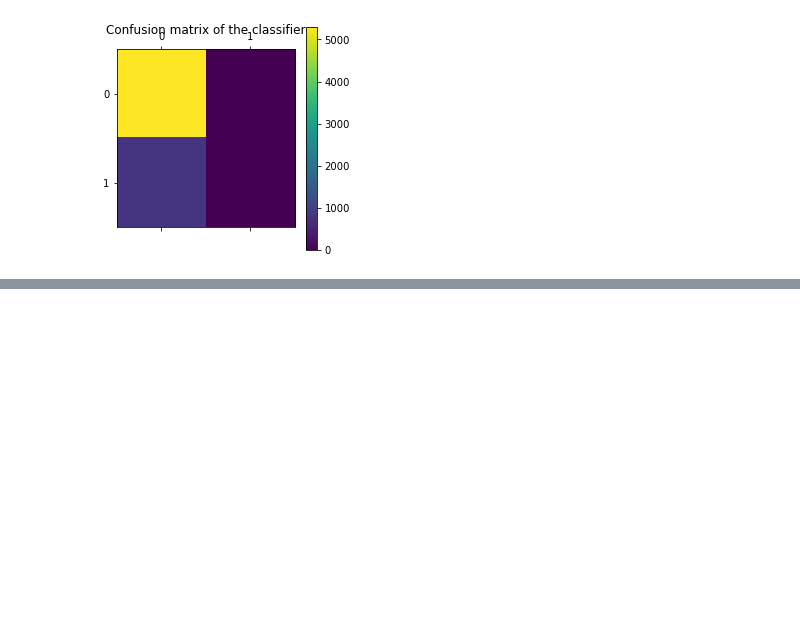
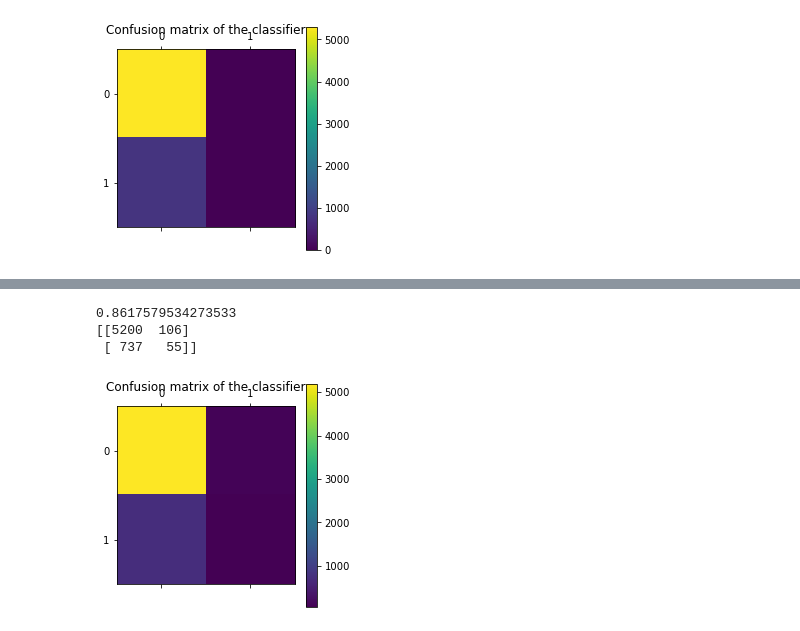
Before and after one commit to Cheeseburgerfly/AIAssignment, a Jupyter notebook: Latest.ipynb, the cells around one changed output, grey strips where cells are left out. Drawn from its saved outputs; the diff is of its cells as text; code cells hidden in the pictures; blank space fills up the shorter version.

```diff
--- a/Latest.ipynb
+++ b/Latest.ipynb
@@ -17,5 +18,5 @@ import sklearn
 # %%
-unknown_values = ['unknown']
+unknown_values = ['unknown', 'NaN']
 # %%
 old = pd.read_csv('bank-additional-full.csv', sep = ';', na_values = unknown_values)
 old.head()
@@ -662,0 +737,24 @@ LR.fit(X_train, Y_train)
+# %%
+DC = DecisionTreeClassifier()
+DC.fit(X_train, Y_train)
+
+predictions = DC.predict(X_test)
+
+print(accuracy_score(Y_test, predictions))
+
+# Confusion Matrix
+from sklearn.metrics import confusion_matrix
+import pylab as pl
+
+print(confusion_matrix(Y_test, predictions))
+
+cm = confusion_matrix(Y_test, predictions)
+pl.matshow(cm)
+pl.title('Confusion matrix of the classifier')
+pl.colorbar()
+pl.show()
+# %% [output]
+0.8617579534273533
+[[5200  106]
+ [ 737   55]]
+[figure, added]
```
Also changed, not shown: parts of 47 cells of this notebook, 1 other file.
